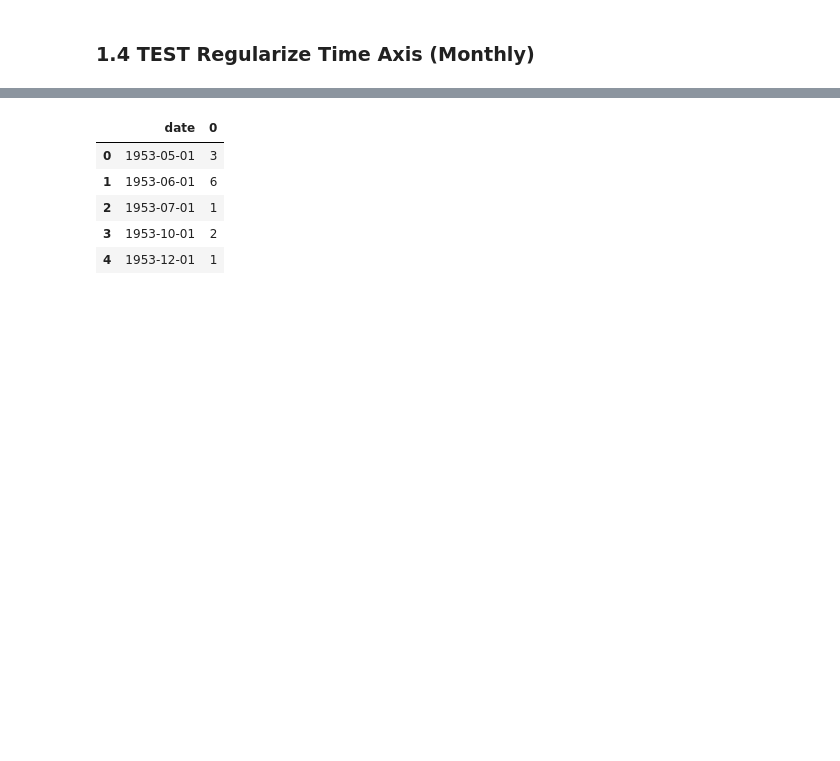
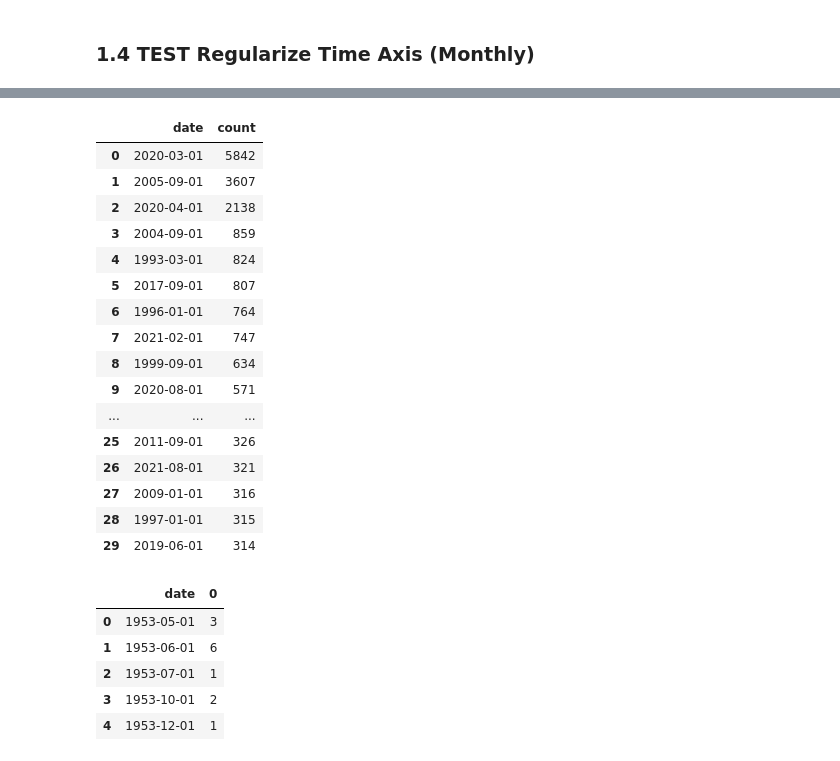
Before and after one commit to helloklow/natural_disasters, a Jupyter notebook: notebooks/low_testing.ipynb, the cells around one changed output, grey strips where cells are left out. Cells and saved outputs as stored; diff of their text form; code cells hidden in the pictures; blank space fills up the shorter version.

```diff
--- a/notebooks/low_testing.ipynb
+++ b/notebooks/low_testing.ipynb
@@ -50,3 +52,25 @@ subset_df.head()
+# %%
+count_date_df=subset_df.date.value_counts().reset_index()
+
+count_date_df.head(30)
+# %% [output]
+|  | date | count |
+| 0 | 2020-03-01 | 5842 |
+| 1 | 2005-09-01 | 3607 |
+| 2 | 2020-04-01 | 2138 |
+| 3 | 2004-09-01 | 859 |
+| 4 | 1993-03-01 | 824 |
+| 5 | 2017-09-01 | 807 |
+| 6 | 1996-01-01 | 764 |
+| 7 | 2021-02-01 | 747 |
+| 8 | 1999-09-01 | 634 |
+| 9 | 2020-08-01 | 571 |
+| ... | ... | ... |
+| 25 | 2011-09-01 | 326 |
+| 26 | 2021-08-01 | 321 |
+| 27 | 2009-01-01 | 316 |
+| 28 | 1997-01-01 | 315 |
+| 29 | 2019-06-01 | 314 |
 # %%
 # Need to count incidents based on DATE
 # Also may need to group based on STATE and TYPE?
```
Also changed, not shown: parts of 2 cells of this notebook, 2 other files.
